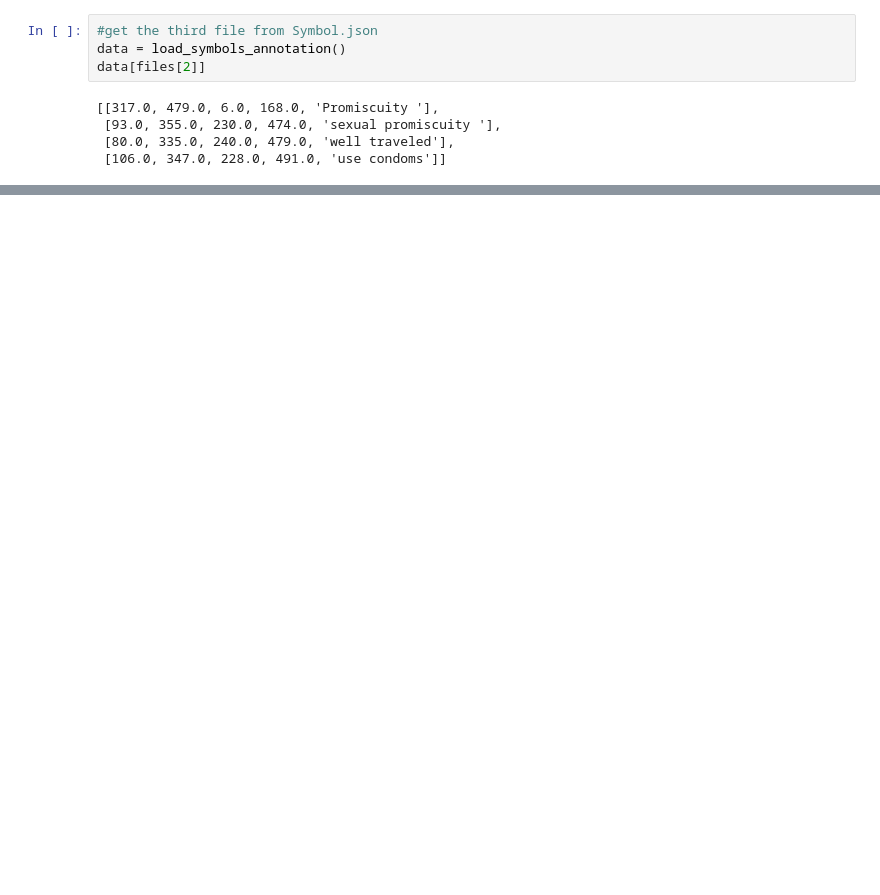
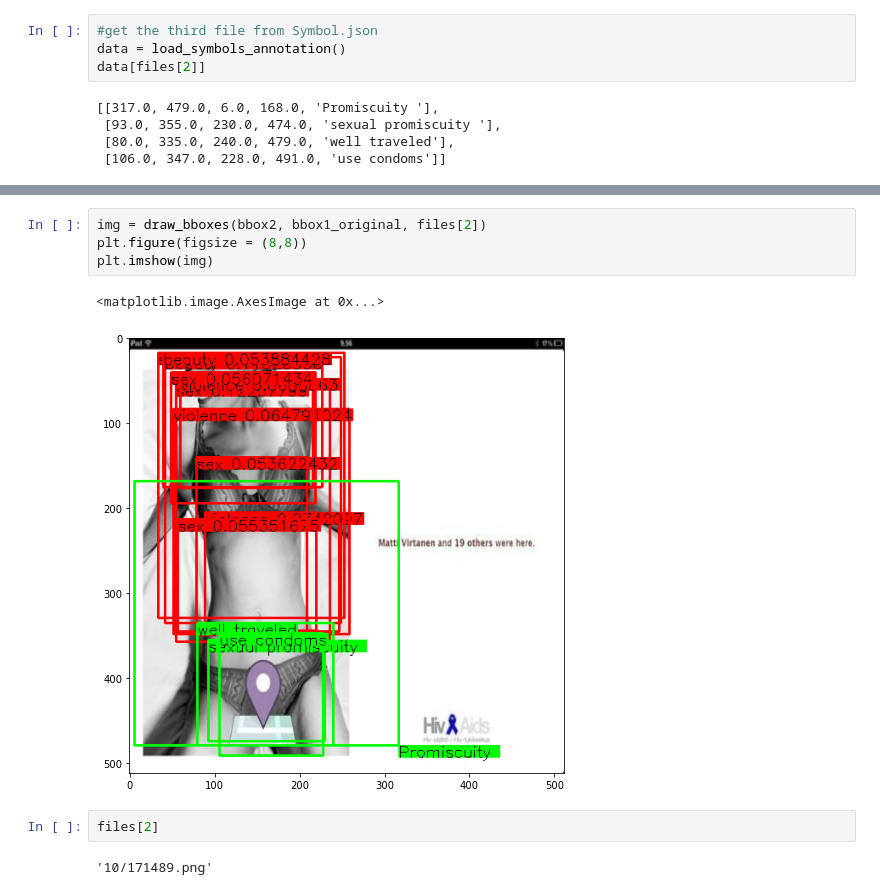
Before and after one commit to joeechua/Ads-Decoder_ext, a Jupyter notebook: bsight.ipynb, the cells around one changed output, grey strips where cells are left out. Cells and saved outputs as stored; diff of their text form; blank space fills up the shorter version.

```diff
--- a/bsight.ipynb
+++ b/bsight.ipynb
@@ -210,0 +345,11 @@ plt.imshow(img)
+# %%
+img = draw_bboxes(bbox2, bbox1_original, files[2])
+plt.figure(figsize = (8,8))
+plt.imshow(img)
+# %% [output]
+<matplotlib.image.AxesImage at 0x...>
+[figure, added]
+# %%
+files[2]
+# %% [output]
+'10/171489.png'
```
Also changed, not shown: parts of 33 cells of this notebook, 3 other files.
